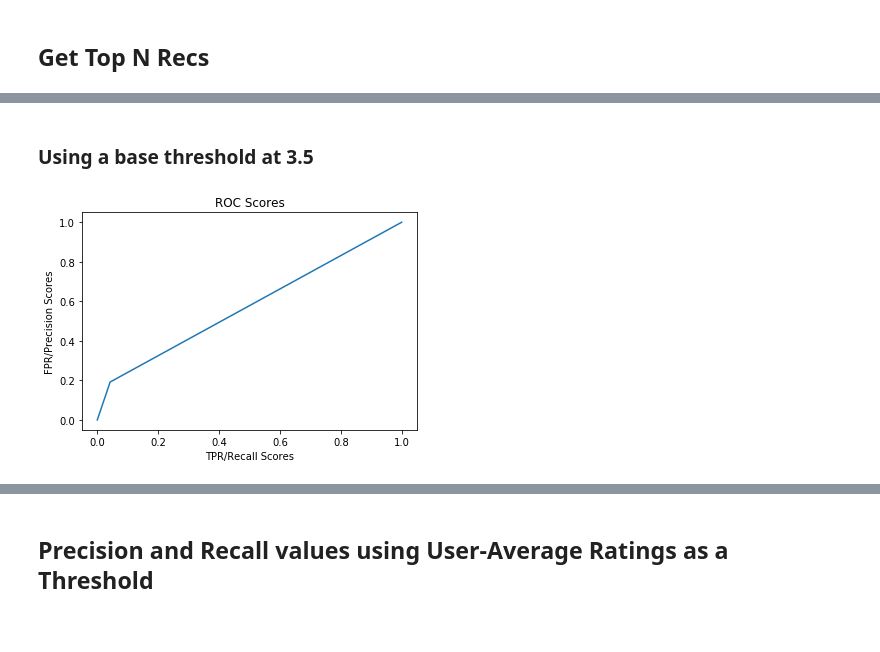
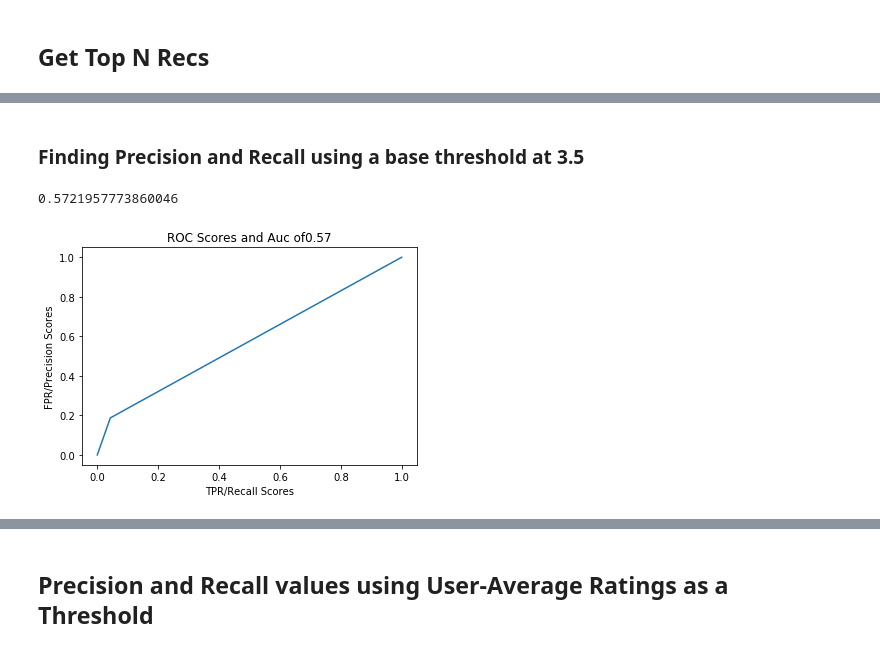
Before and after one commit to shhudspeth/BookRecommendationSystem, a Jupyter notebook: Recommender Using Surprise.ipynb, the cells around one changed output, grey strips where cells are left out. Cells and saved outputs as stored; diff of their text form; code cells hidden in the pictures.

```diff
--- a/Recommender Using Surprise.ipynb
+++ b/Recommender Using Surprise.ipynb
@@ -165,10 +241,4 @@ change of rmse is 0.2853777874699023 and change of mae is 0.27851448963931313
 # %%
-from collections import defaultdict
-
-from surprise import SVD
-from surprise import Dataset
-
-
 def get_top_n(predictions, n=10):
     '''Return the top-N recommendation for each user from a set of predictions.
 
@@ -196,17 +266,17 @@ def get_top_n(predictions, n=10):
     return top_n
 
 
-# First train an SVD algorithm on the movielens dataset.
+# First train an SVD algorithm on the book dataset.
 trainset = data.build_full_trainset()
 algo = SVD()
 algo.fit(trainset)
 
-# Than predict ratings for all pairs (u, i) that are NOT in the training set.
+# Then predict ratings for all pairs (u, i) that are NOT in the training set.
 testset = trainset.build_anti_testset()
 predictions = algo.test(testset)
 
-top_n = get_top_n(predictions, n=10)
+top_n = get_top_n(predictions, n=5)
 
 # Print the recommended items for each user
-for uid, user_ratings in top_n.items():
-    print(uid, [iid for (iid, _) in user_ratings])
+for uid, user_ratings in top_n[:10].items():
+    print(uid, [get_book_name(iid) for (iid, _) in user_ratings])
@@ -215,2 +287,2 @@ for uid, user_ratings in top_n.items():
 # %% [markdown]
-### Using a base threshold at 3.5
+### Finding Precision and Recall using a base threshold at 3.5
@@ -274,25 +349,27 @@ def make_binary_tpr_fpr(predictions, threshold=3.5):
     pred_df['est'].where(pred_df['est']>threshold, 1, inplace=True)
     pred_df['est'].where(pred_df['est']<=threshold, 0, inplace=True)
 
-    return pred_df['r_ui'], pred_df['est']
+    return pred_df['r_ui'], pred_df['est'],
 
 true_r, est = make_binary_tpr_fpr(predictions)
+# %%
+fpr, tpr, thresholds = roc_curve(true_r, est)
+# %% [output]
+0.5721957773860046
 # %%
-import matplotlib.pyplot as plt
-from sklearn.metrics import roc_auc_score, roc_curve
+def graph_roc (true_r, est):
 
-
-def graph_roc (true_r, est):
     fpr, tpr, thresholds = roc_curve(true_r, est)
+    auc_ = auc(fpr, tpr)
     plt.plot(fpr,tpr, '-')
     plt.ylabel("FPR/Precision Scores")
     plt.xlabel("TPR/Recall Scores")
-    plt.title("ROC Scores")
+    plt.title("ROC Scores and Auc of " + str(round(auc_, 2)))
     plt.show()
 
 graph_roc(true_r, est)
 # %% [output]
-[figure, old version]
+[figure, new version]
 # %%
 precision_average = sum(prec_to_ave)/len(prec_to_ave)
 recall_average = sum(rec_to_ave)/len(prec_to_ave)
```
Also changed, not shown: parts of 17 cells of this notebook.
